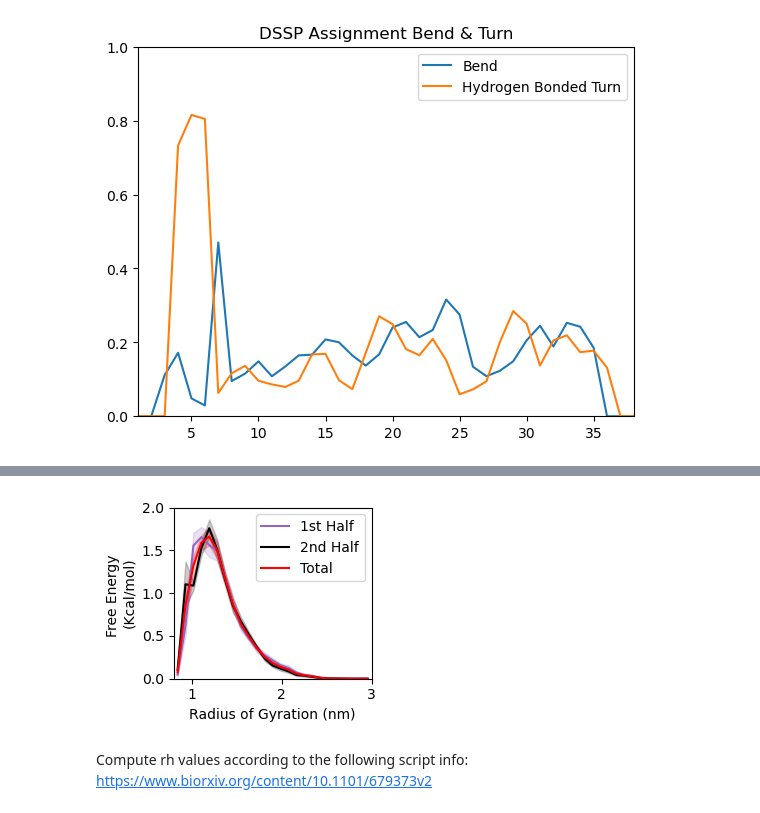
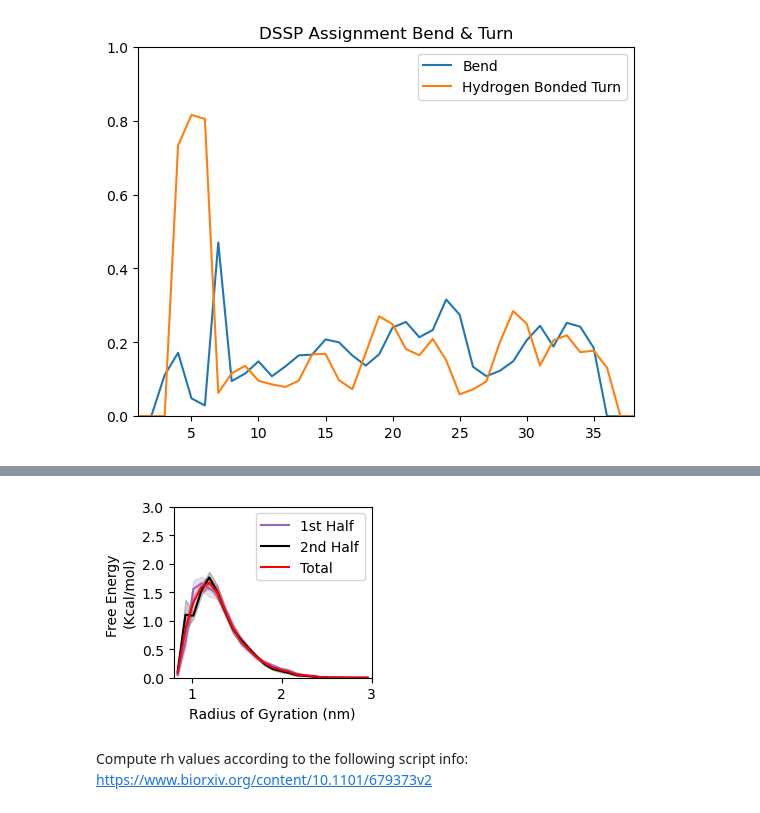
Before and after one commit to michellegarcia2000/hIAPP_monomer_simulations, a Jupyter notebook: wt_hiapp_apo/wt_hiapp_apo_analysis.ipynb, the cells around one changed output, grey strips where cells are left out. Drawn from its saved outputs; the diff is of its cells as text; code cells hidden in the pictures.

Commit message:
free energy vs radius of gyration plot added with same ylims for s20g hIAPP and wt hIAPP

```diff
--- a/wt_hiapp_apo/wt_hiapp_apo_analysis.ipynb
+++ b/wt_hiapp_apo/wt_hiapp_apo_analysis.ipynb
@@ -605,32 +607,32 @@ err 0.009326627669503967 7
 # %%
 Rg_unbound_h1, edges_h1, u_err_h1 = histo_blockerror(rg_CA[0:half], 0.8, 3.0, 25, 5)
 Rg_unbound_h2, edges_h2, u_err_h2 = histo_blockerror(rg_CA[half:-1], 0.8, 3.0, 25, 5)
 Rg_unbound, edges, u_err = histo_blockerror(rg_CA, 0.8, 3.0, 25, 5)
 
 plt.figure(figsize=(3.0, 2.5))
 plt.plot(edges_h1, Rg_unbound_h1, c='tab:purple', label='1st Half')
 plt.fill_between(edges_h1, Rg_unbound_h1-u_err_h1, Rg_unbound_h1 +
                  u_err_h1, color='tab:purple', alpha=0.2)
 
 plt.plot(edges_h2, Rg_unbound_h2, c='black', label='2nd Half')
 plt.fill_between(edges_h2, Rg_unbound_h2-u_err_h2, Rg_unbound_h2 +
                  u_err_h2, color='black', alpha=0.2)
 
 plt.plot(edges, Rg_unbound, c='red', label='Total')
 plt.fill_between(edges, Rg_unbound-u_err, Rg_unbound +
                  u_err, color='red', alpha=0.2)
 
 plt.xlim(0.8, 3.0)
-plt.ylim(0,2)
+plt.ylim(0,3.0)
 plt.xlabel('Radius of Gyration (nm)')
 plt.ylabel('Free Energy \n(Kcal/mol)')
 plt.tight_layout()
 plt.legend(loc='upper right')
 plt.tight_layout()
 # plt.savefig(outdir+'Rg_CA_convergence.pdf', dpi=300)
 plt.show()
 # %% [output]
-[figure, old version]
+[figure, new version]
 # %% [markdown]
 Compute rh values according to the following script info: https://www.biorxiv.org/content/10.1101/679373v2
 # %%
```
Also changed, not shown: parts of 8 cells of this notebook, 4 other files.
